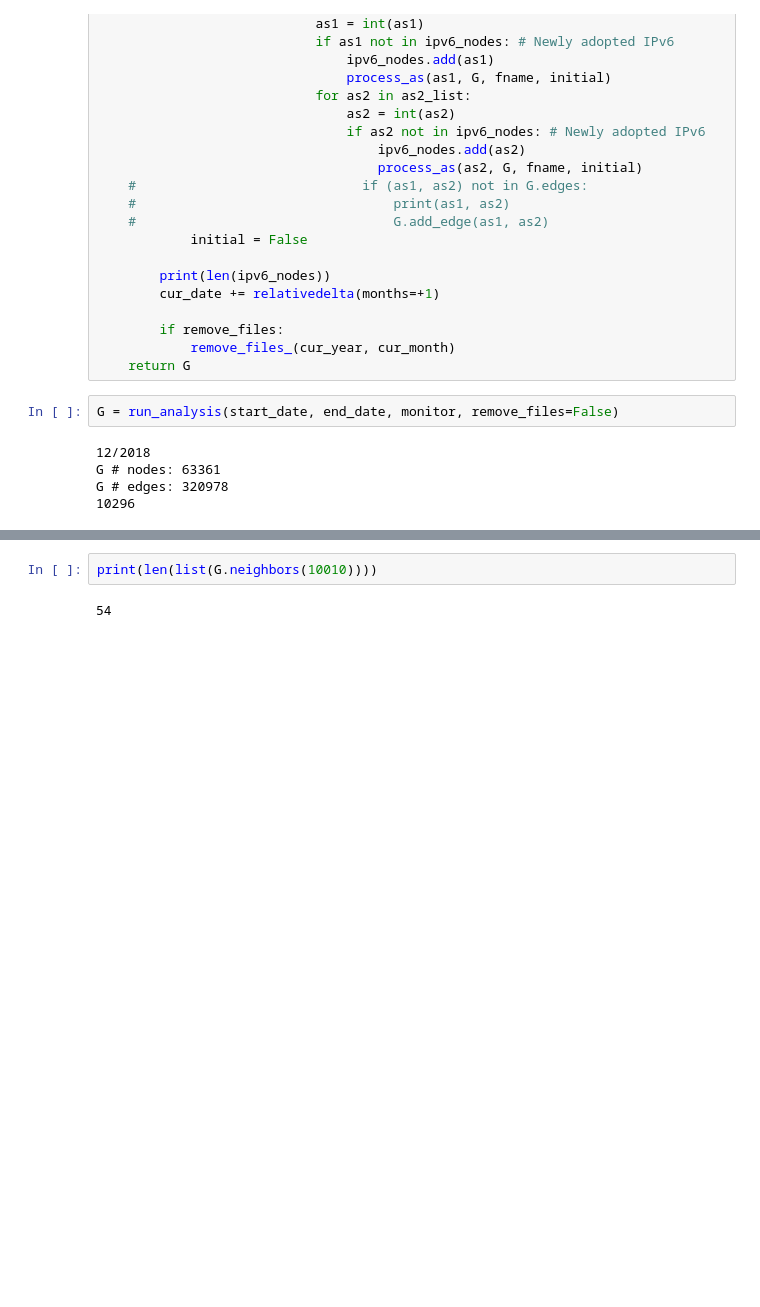
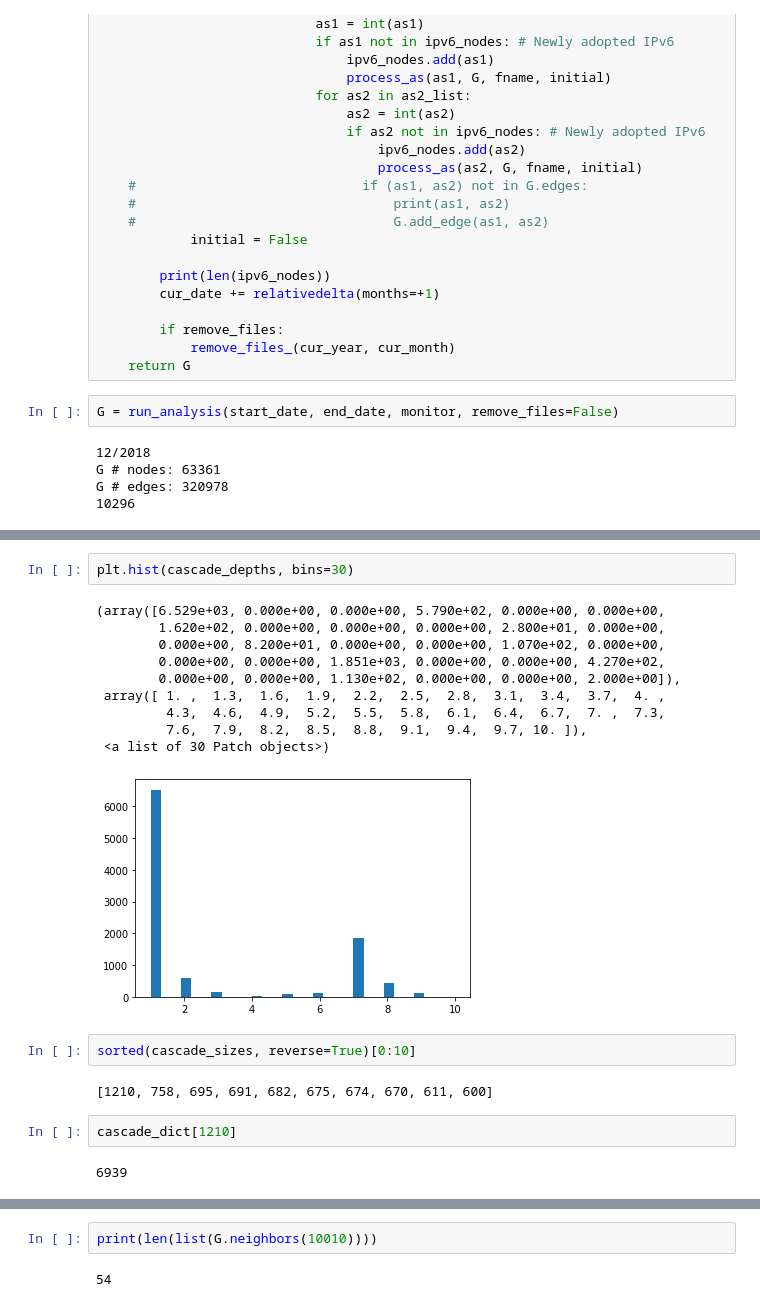
Before and after one commit to leslierice1/15744_project_ipv6_cascades, a Jupyter notebook: cascade-experiments.ipynb, the cells around one changed output, grey strips where cells are left out. Saved outputs shown, nothing was run; the diff lists cells and outputs as text; blank space fills up the shorter version.

```diff
--- a/cascade-experiments.ipynb
+++ b/cascade-experiments.ipynb
@@ -249,0 +328,21 @@ nx.draw(c_G)
+# %%
+plt.hist(cascade_depths, bins=30)
+# %% [output]
+(array([6.529e+03, 0.000e+00, 0.000e+00, 5.790e+02, 0.000e+00, 0.000e+00,
+        1.620e+02, 0.000e+00, 0.000e+00, 0.000e+00, 2.800e+01, 0.000e+00,
+        0.000e+00, 8.200e+01, 0.000e+00, 0.000e+00, 1.070e+02, 0.000e+00,
+        0.000e+00, 0.000e+00, 1.851e+03, 0.000e+00, 0.000e+00, 4.270e+02,
+        0.000e+00, 0.000e+00, 1.130e+02, 0.000e+00, 0.000e+00, 2.000e+00]),
+ array([ 1. ,  1.3,  1.6,  1.9,  2.2,  2.5,  2.8,  3.1,  3.4,  3.7,  4. ,
+         4.3,  4.6,  4.9,  5.2,  5.5,  5.8,  6.1,  6.4,  6.7,  7. ,  7.3,
+         7.6,  7.9,  8.2,  8.5,  8.8,  9.1,  9.4,  9.7, 10. ]),
+ <a list of 30 Patch objects>)
+[figure, added]
+# %%
+sorted(cascade_sizes, reverse=True)[0:10]
+# %% [output]
+[1210, 758, 695, 691, 682, 675, 674, 670, 611, 600]
+# %%
+cascade_dict[1210]
+# %% [output]
+6939
```
Also changed, not shown: parts of 13 cells of this notebook.
